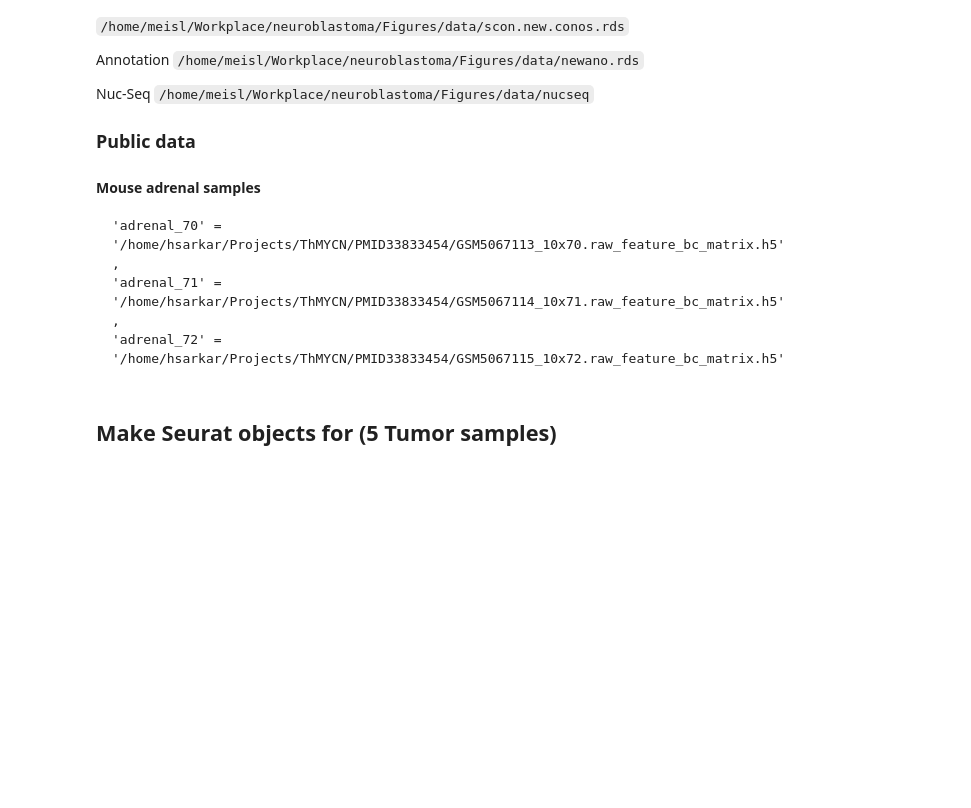
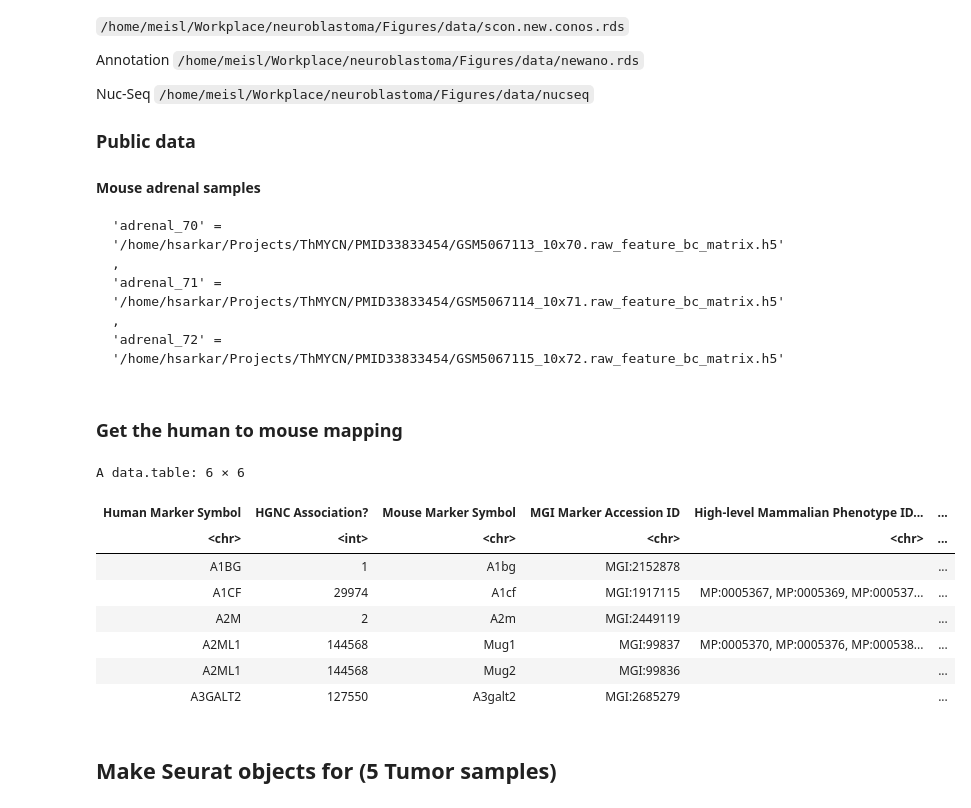
Before and after one commit to hiraksarkar/neuroblastoma_analysis, a Jupyter notebook: notebook/Seurat_Analysis.ipynb, the cells around one changed output. Cells and saved outputs as stored; diff of their text form; code cells hidden in the pictures; blank space fills up the shorter version.

````diff
--- a/notebook/Seurat_Analysis.ipynb
+++ b/notebook/Seurat_Analysis.ipynb
@@ -52,6 +52,31 @@ Nuc-Seq `/home/meisl/Workplace/neuroblastoma/Figures/data/nucseq`
 'adrenal_71' = '/home/hsarkar/Projects/ThMYCN/PMID33833454/GSM5067114_10x71.raw_feature_bc_matrix.h5',
 'adrenal_72' = '/home/hsarkar/Projects/ThMYCN/PMID33833454/GSM5067115_10x72.raw_feature_bc_matrix.h5'
 ```
+# %% [markdown]
+### Get the human to mouse mapping
+# %%
+column_names = c('Human Marker Symbol',
+                 'HGNC Association?',
+                 'Mouse Marker Symbol',
+                 'MGI Marker Accession ID',
+                 'High-level Mammalian Phenotype ID (space-delimited)',
+                 'temp'
+                )
+hmd_human_pheno_df = data.table::fread(
+    '../data/HMD_HumanPhenotype.rpt',
+    sep='\t',header=F) %>% data.table::setnames( column_names )
+# %%
+hmd_human_pheno_df %>% head
+# %% [output]
+A data.table: 6 × 6
+| Human Marker Symbol | HGNC Association? | Mouse Marker Symbol | MGI Marker Accession ID | High-level Mammalian Phenotype ID... | ... |
+| <chr> | <int> | <chr> | <chr> | <chr> | ... |
+| A1BG | 1 | A1bg | MGI:2152878 |  | ... |
+| A1CF | 29974 | A1cf | MGI:1917115 | MP:0005367, MP:0005369, MP:000537... | ... |
+| A2M | 2 | A2m | MGI:2449119 |  | ... |
+| A2ML1 | 144568 | Mug1 | MGI:99837 | MP:0005370, MP:0005376, MP:000538... | ... |
+| A2ML1 | 144568 | Mug2 | MGI:99836 |  | ... |
+| A3GALT2 | 127550 | A3galt2 | MGI:2685279 |  | ... |
 # %% [markdown]
 ## Make Seurat objects for (5 Tumor samples)
 # %%
````
Also changed, not shown: parts of 23 cells of this notebook, 1 other file.
